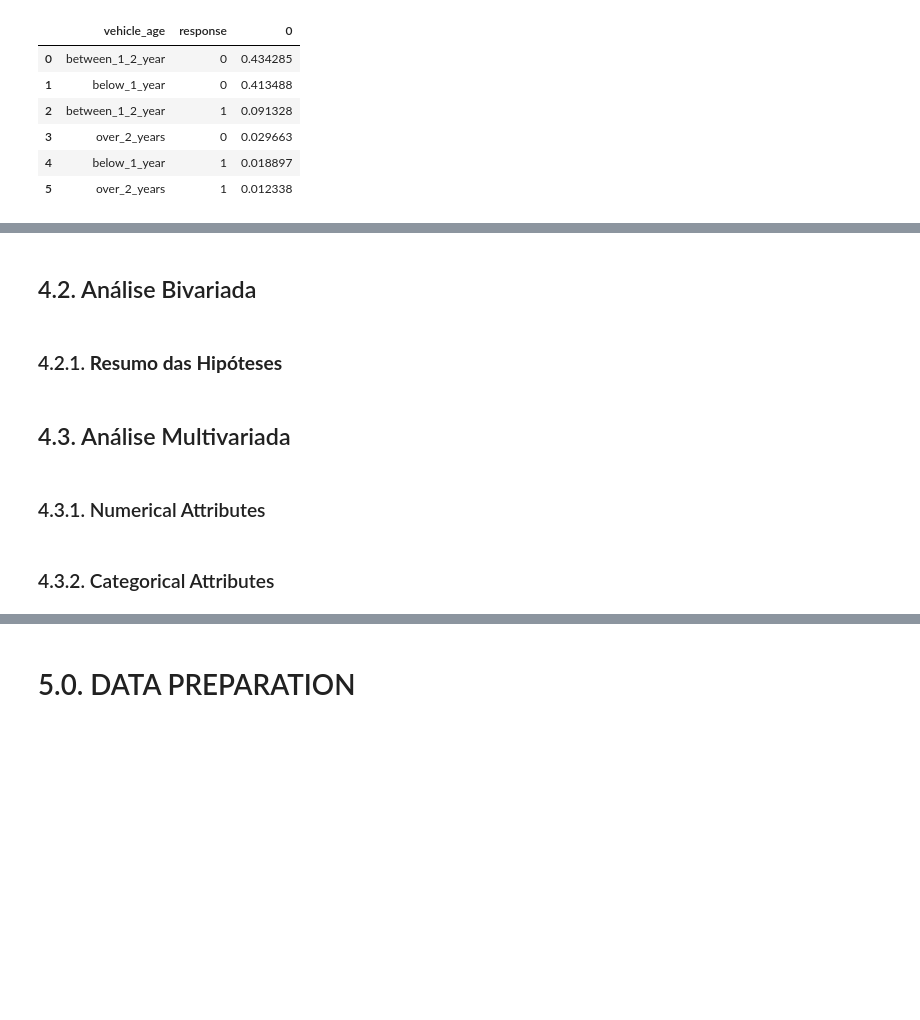
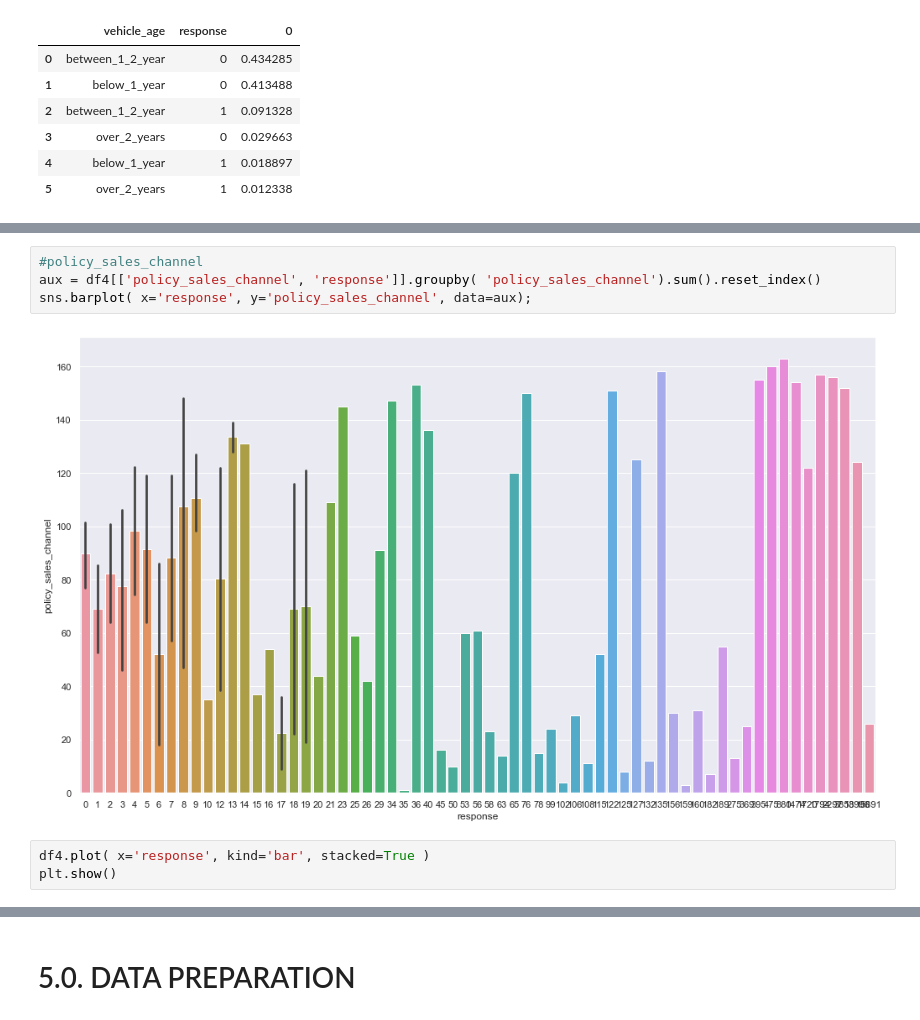
Before and after one commit to ThiagoBorgesLima/health_insurance, a Jupyter notebook: notebooks/mdfl_health_insurance_cross_sell.ipynb, the cells around one changed output, grey strips where cells are left out. Cells and saved outputs as stored; diff of their text form; blank space fills up the shorter version.

```diff
--- a/notebooks/mdfl_health_insurance_cross_sell.ipynb
+++ b/notebooks/mdfl_health_insurance_cross_sell.ipynb
@@ -268,10 +255,9 @@ df4[['vehicle_age' ,'response']].value_counts( normalize=True ).reset_index()
-# %% [markdown]
-## 4.2. Análise Bivariada
-# %% [markdown]
-### 4.2.1. **Resumo das Hipóteses**
-# %% [markdown]
-## 4.3. Análise Multivariada
-# %% [markdown]
-### 4.3.1. Numerical Attributes
-# %% [markdown]
-### 4.3.2. Categorical Attributes
+# %%
+#policy_sales_channel
+aux = df4[['policy_sales_channel', 'response']].groupby( 'policy_sales_channel').sum().reset_index()
+sns.barplot( x='response', y='policy_sales_channel', data=aux);
+# %% [output]
+[figure, added]
+# %%
+df4.plot( x='response', kind='bar', stacked=True )
+plt.show()
```
Also changed, not shown: parts of 32 cells of this notebook.
